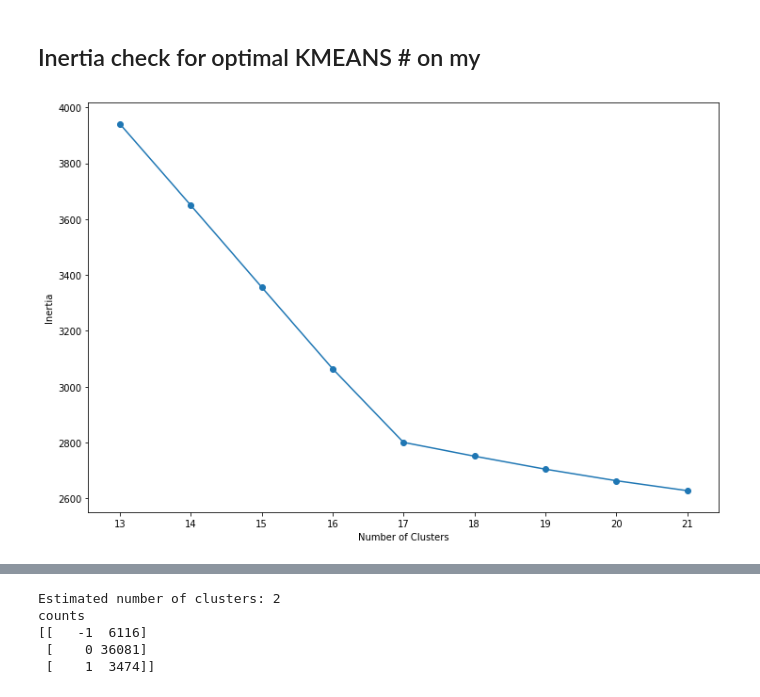
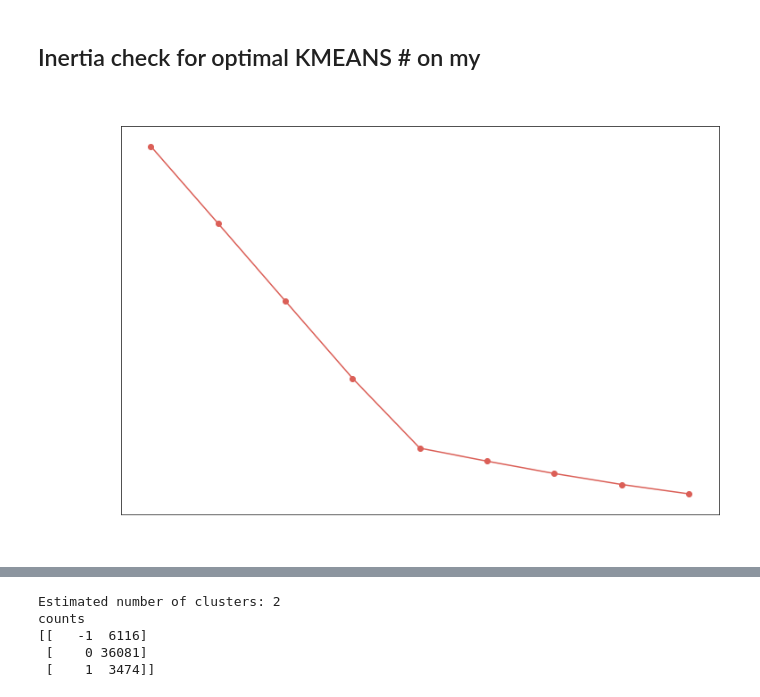
Before and after one commit to spencertollefson/lebron_james_nlp, a Jupyter notebook: nlp_processes.ipynb, the cells around one changed output, grey strips where cells are left out. Saved outputs shown, nothing was run; the diff lists cells and outputs as text; code cells hidden in the pictures.

```diff
--- a/nlp_processes.ipynb
+++ b/nlp_processes.ipynb
@@ -333,5 +705,35 @@ lda_H = lda_model.components_
 # %% [markdown]
 ## Inertia check for optimal KMEANS # on my
+# %%
+    yfont_labels = {'fontname':'Umpush',
+             'color':'white',
+             'ha':'left',
+             'verticalalignment':'top',
+             'size': 15}
+
+    xfont_labels = {'fontname':'Umpush',
+             'color':'white',
+             'size': 13}
+
+    yfont_ticks = {'fontname':'Umpush',
+             'color':'white',
+             'size': 13}
+
+    xfont_ticks = {'fontname':'Umpush',
+             'color':'white',
+             'size': 13}
+
+
+    titlefont = {'fontname':'Umpush',
+             'color':'white',
+             'size': 33}
+
+    legendfont = {#'fontname':'Umpush',
+             #'color':'white',
+             'fontsize': 11,
+             'frameon': False,
+             'fancybox': False,
+                 }
 # %%
 inertia = []
 list_num_clusters = list(range(13,22))
@@ -339,14 +741,18 @@ for num_clusters in list_num_clusters:
     km = KMeans(n_clusters=num_clusters, random_state=0, n_jobs=-1)
     km.fit(lda_W)
     inertia.append(km.inertia_)
-
-plt.figure(figsize = (12,8))
-plt.plot(list_num_clusters,inertia)
-plt.scatter(list_num_clusters,inertia)
-plt.xlabel('Number of Clusters')
-plt.ylabel('Inertia');
-# %% [output]
-[figure, removed]
+# %%
+plt.figure(figsize = (12,8))
+plt.plot(list_num_clusters,inertia)
+plt.title('KMeans Inertia', **titlefont)
+plt.scatter(list_num_clusters,inertia)
+plt.xlabel('Number of Clusters', **xfont_labels)
+plt.ylabel('Inertia', rotation=0, labelpad = 50, **yfont_labels)
+plt.xticks(**xfont_ticks)
+plt.yticks(**yfont_ticks)
+plt.savefig(f'{savedir}/kmeans_inertia.png', format='png', dpi=300, bbox_inches='tight', transparent=True)
+# %% [output]
+[figure, added]
 # %%
 inertia = []
 list_num_clusters = list(range(13,22))
```
Also changed, not shown: parts of 60 cells of this notebook, 21 other files.
